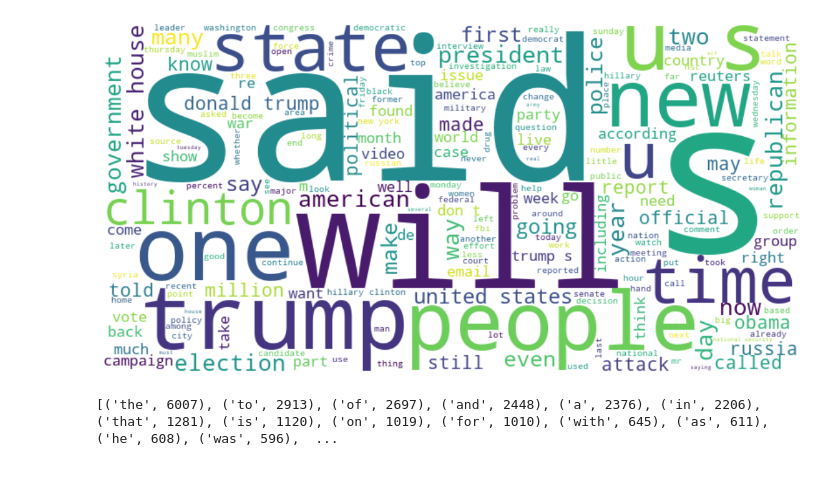
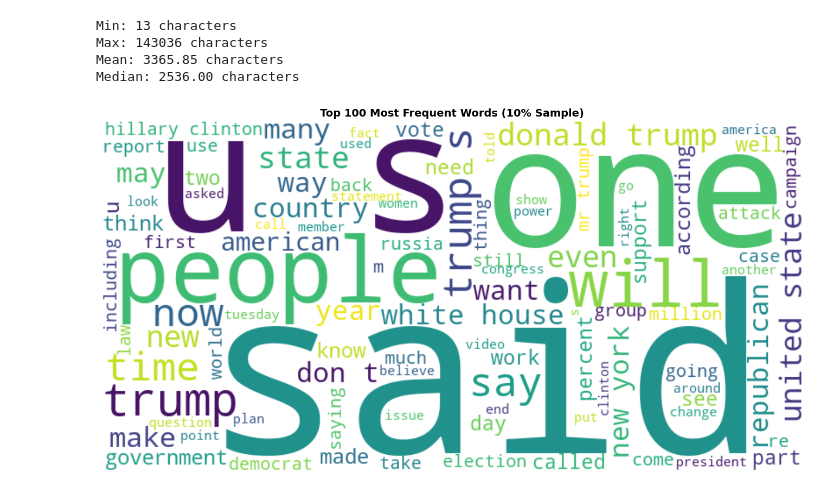
Before and after one commit to sobrag/mlops, a Jupyter notebook: src/data/eda.ipynb, the cells around one changed output. Drawn from its saved outputs; the diff is of its cells as text; code cells hidden in the pictures.

Commit message:
feat: complete EDA with W&B artifacts, memory-efficient wordclouds and label notes

```diff
--- a/src/data/eda.ipynb
+++ b/src/data/eda.ipynb
@@ -21,0 +52,7 @@ INFO:src.data.load_data:Successfully loaded 200 rows from sample_welfake.csv
+# %%
+# Use the dataset artifact defined in config
+# Force the name if cfg.dataset_artifact is None due to YAML nesting
+artifact_name = cfg.dataset_artifact if cfg.dataset_artifact else "welfake_dataset:latest"
+artifact = run.use_artifact(artifact_name, type='dataset')
+artifact_dir = artifact.download()
+data_path = os.path.join(artifact_dir, "WELFake_dataset.csv")
@@ -21,0 +63,5 @@ INFO:src.data.load_data:Successfully loaded 200 rows from sample_welfake.csv
+# %%
+# Load and Preprocess
+df_raw = load_csv(data_path)
+df, metadata = preprocess_pipeline(df_raw)
+run.finish()
@@ -22 +87,4 @@ INFO:src.data.load_data:Successfully loaded 200 rows from sample_welfake.csv
+# %%
+# Convert label column to integer to avoid type issues in plots
+df[cfg.label_col] = df[cfg.label_col].astype(int)
 # %%
@@ -74,15 +115,0 @@ INFO:matplotlib.category:Using categorical units to plot a list of strings that
-# %%
-# Add text length
-df['text_length'] = df['clean_text'].str.len()
-
-# Histogram of text length
-plt.figure(figsize=(8, 4))
-sns.histplot(df['text_length'], bins=50, kde=True)
-plt.title("Distribution of Text Lengths")
-plt.xlabel("Number of Characters")
-plt.show()
-
-# Optional: check extreme values
-print("Min text length:", df['text_length'].min())
-print("Max text length:", df['text_length'].max())
-print("Mean text length:", df['text_length'].mean())
@@ -94,22 +172,31 @@ Mean text length: 3228.256281407035
+# %%
+# Print statistics
+print(f"Min: {df['text_length'].min()} characters")
+print(f"Max: {df['text_length'].max()} characters")
+print(f"Mean: {df['text_length'].mean():.2f} characters")
+print(f"Median: {df['text_length'].median():.2f} characters")
+# %% [output]
+Min: 13 characters
+Max: 143036 characters
+Mean: 3365.85 characters
+Median: 2536.00 characters
 # %%
-# Combine all text
-all_text = " ".join(df['clean_text'])
+# Sample 20% of data to generate wordcloud faster (representative sample)
+sample_size = int(len(df) * 0.2)
+df_sample = df.sample(n=sample_size, random_state=cfg.seed)
+
+# Combine text from sample only
+all_text = " ".join(df_sample[cfg.clean_col].astype(str))
 
 # Generate word cloud
-wordcloud = WordCloud(width=800, height=400, background_color='white').generate(all_text)
+wordcloud = WordCloud(width=800, height=400, background_color='white',
+                      max_words=100, colormap='viridis').generate(all_text)
 
 plt.figure(figsize=(15, 7))
 plt.imshow(wordcloud, interpolation='bilinear')
 plt.axis('off')
+plt.title("Top 100 Most Frequent Words (10% Sample)", fontsize=14, fontweight='bold')
+plt.tight_layout()
 plt.show()
 # %% [output]
-[figure, old version]
+[figure, new version]
-# %%
-# Tokenize
-words = " ".join(df['clean_text']).split()
-word_counts = Counter(words)
-
-# Top 20 words
-print(word_counts.most_common(20))
-# %% [output]
-[('the', 6007), ('to', 2913), ('of', 2697), ('and', 2448), ('a', 2376), ('in', 2206), ('that', 1281), ('is', 1120), ('on', 1019), ('for', 1010), ('with', 645), ('as', 611), ('he', 608), ('was', 596),  ...
```
Also changed, not shown: parts of 16 cells of this notebook.
